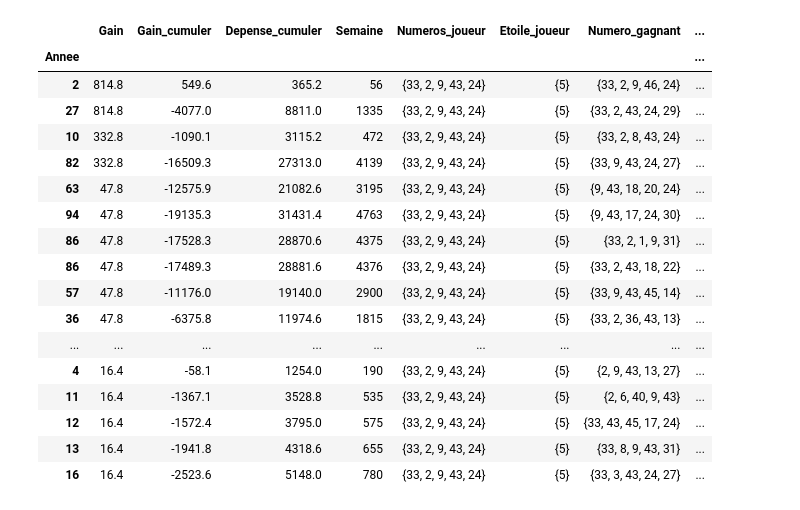
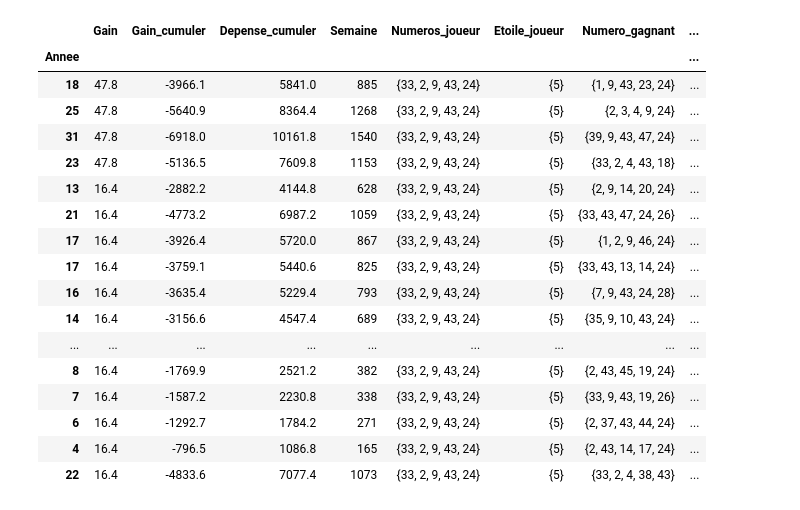
Before and after one commit to vigreux8/loto-simulateur, a Jupyter notebook: main.ipynb, the cells around one changed output. Drawn from its saved outputs; the diff is of its cells as text; code cells hidden in the pictures.

```diff
--- a/main.ipynb
+++ b/main.ipynb
@@ -69,6 +70,8 @@ def tirages_loto(numero_joueur,limit_annee = 30,nombre_tirage_semaine=3):
     gain_semaine = 0
     jackpot = 0
     win = True
+    frequence_sortie_numero = Counter()
+    frequence_sortie_etoile = Counter()
     while win and gain_ans <= limit_annee :
         # print(gain_ans)
         gain_ans += 1
@@ -81,6 +84,8 @@ def tirages_loto(numero_joueur,limit_annee = 30,nombre_tirage_semaine=3):
                 #multiplier le nombre de jackpot correpond a une grille jouer
                 jackpot = Calcule_gain_loto(numero_joueur,n_gagniant) - PRIX_LOTO
                 gain +=  jackpot
+                frequence_sortie_numero.update(n_gagniant["numero"])
+                frequence_sortie_etoile.update(n_gagniant["etoile"])
                 data.append({
                     "Gain": jackpot,
                     "Gain_cumuler" : round(gain,2),
@@ -100,7 +105,7 @@ def tirages_loto(numero_joueur,limit_annee = 30,nombre_tirage_semaine=3):
     print("depense : ",depense)
     print("annee : ",gain_ans)
     print("semaine : ",gain_semaine)
-    return  pd.DataFrame(data).set_index("Annee")
+    return  pd.DataFrame(data).set_index("Annee"),pd.DataFrame.from_dict(frequence_sortie_numero,orient="index", columns=["frequence"]),pd.DataFrame.from_dict(frequence_sortie_etoile,orient="index",columns=["frequence"])
 # %%
 # Grille joueur
 numéro = [2,9,24,33,43]
@@ -109,6 +114,6 @@ joueur = {"numero" :set(numéro) ,
           "etoile" : set(etoile)}
 # %%
 # lance 1000 ans de tirage loto  et affiche un graphique des gain
-data_loto =  tirages_loto(joueur,100)
+data_loto, data_numero_tirage, data_etoile_tirage =  tirages_loto(joueur,30)
 data_loto.groupby("Annee")["Gain"].sum().plot(figsize=[12,5]);
 # %% [output]
@@ -120,22 +130,22 @@ semaine :  5151
 # %%
 #top 10 des plus gros gros gains
-data_loto.nlargest(20,"Gain").nlargest(30,"Gain")
+data_loto.nlargest(20,"Gain").nlargest(50,"Gain")
 # %% [output]
 |  | Gain | Gain_cumuler | Depense_cumuler | Semaine | Numeros_joueur | Etoile_joueur | Numero_gagnant | ... |
 | Annee |  |  |  |  |  |  |  | ... |
-| 2 | 814.8 | 549.6 | 365.2 | 56 | {33, 2, 9, 43, 24} | {5} | {33, 2, 9, 46, 24} | ... |
-| 27 | 814.8 | -4077.0 | 8811.0 | 1335 | {33, 2, 9, 43, 24} | {5} | {33, 2, 43, 24, 29} | ... |
-| 10 | 332.8 | -1090.1 | 3115.2 | 472 | {33, 2, 9, 43, 24} | {5} | {33, 2, 8, 43, 24} | ... |
-| 82 | 332.8 | -16509.3 | 27313.0 | 4139 | {33, 2, 9, 43, 24} | {5} | {33, 9, 43, 24, 27} | ... |
-| 63 | 47.8 | -12575.9 | 21082.6 | 3195 | {33, 2, 9, 43, 24} | {5} | {9, 43, 18, 20, 24} | ... |
-| 94 | 47.8 | -19135.3 | 31431.4 | 4763 | {33, 2, 9, 43, 24} | {5} | {9, 43, 17, 24, 30} | ... |
-| 86 | 47.8 | -17528.3 | 28870.6 | 4375 | {33, 2, 9, 43, 24} | {5} | {33, 2, 1, 9, 31} | ... |
-| 86 | 47.8 | -17489.3 | 28881.6 | 4376 | {33, 2, 9, 43, 24} | {5} | {33, 2, 43, 18, 22} | ... |
-| 57 | 47.8 | -11176.0 | 19140.0 | 2900 | {33, 2, 9, 43, 24} | {5} | {33, 9, 43, 45, 14} | ... |
-| 36 | 47.8 | -6375.8 | 11974.6 | 1815 | {33, 2, 9, 43, 24} | {5} | {33, 2, 36, 43, 13} | ... |
+| 18 | 47.8 | -3966.1 | 5841.0 | 885 | {33, 2, 9, 43, 24} | {5} | {1, 9, 43, 23, 24} | ... |
+| 25 | 47.8 | -5640.9 | 8364.4 | 1268 | {33, 2, 9, 43, 24} | {5} | {2, 3, 4, 9, 24} | ... |
+| 31 | 47.8 | -6918.0 | 10161.8 | 1540 | {33, 2, 9, 43, 24} | {5} | {39, 9, 43, 47, 24} | ... |
+| 23 | 47.8 | -5136.5 | 7609.8 | 1153 | {33, 2, 9, 43, 24} | {5} | {33, 2, 4, 43, 18} | ... |
+| 13 | 16.4 | -2882.2 | 4144.8 | 628 | {33, 2, 9, 43, 24} | {5} | {2, 9, 14, 20, 24} | ... |
+| 21 | 16.4 | -4773.2 | 6987.2 | 1059 | {33, 2, 9, 43, 24} | {5} | {33, 43, 47, 24, 26} | ... |
+| 17 | 16.4 | -3926.4 | 5720.0 | 867 | {33, 2, 9, 43, 24} | {5} | {1, 2, 9, 46, 24} | ... |
+| 17 | 16.4 | -3759.1 | 5440.6 | 825 | {33, 2, 9, 43, 24} | {5} | {33, 43, 13, 14, 24} | ... |
+| 16 | 16.4 | -3635.4 | 5229.4 | 793 | {33, 2, 9, 43, 24} | {5} | {7, 9, 43, 24, 28} | ... |
+| 14 | 16.4 | -3156.6 | 4547.4 | 689 | {33, 2, 9, 43, 24} | {5} | {35, 9, 10, 43, 24} | ... |
 | ... | ... | ... | ... | ... | ... | ... | ... | ... |
-| 4 | 16.4 | -58.1 | 1254.0 | 190 | {33, 2, 9, 43, 24} | {5} | {2, 9, 43, 13, 27} | ... |
-| 11 | 16.4 | -1367.1 | 3528.8 | 535 | {33, 2, 9, 43, 24} | {5} | {2, 6, 40, 9, 43} | ... |
-| 12 | 16.4 | -1572.4 | 3795.0 | 575 | {33, 2, 9, 43, 24} | {5} | {33, 43, 45, 17, 24} | ... |
-| 13 | 16.4 | -1941.8 | 4318.6 | 655 | {33, 2, 9, 43, 24} | {5} | {33, 8, 9, 43, 31} | ... |
-| 16 | 16.4 | -2523.6 | 5148.0 | 780 | {33, 2, 9, 43, 24} | {5} | {33, 3, 43, 24, 27} | ... |
+| 8 | 16.4 | -1769.9 | 2521.2 | 382 | {33, 2, 9, 43, 24} | {5} | {2, 43, 45, 19, 24} | ... |
+| 7 | 16.4 | -1587.2 | 2230.8 | 338 | {33, 2, 9, 43, 24} | {5} | {33, 9, 43, 19, 26} | ... |
+| 6 | 16.4 | -1292.7 | 1784.2 | 271 | {33, 2, 9, 43, 24} | {5} | {2, 37, 43, 44, 24} | ... |
+| 4 | 16.4 | -796.5 | 1086.8 | 165 | {33, 2, 9, 43, 24} | {5} | {2, 43, 14, 17, 24} | ... |
+| 22 | 16.4 | -4833.6 | 7077.4 | 1073 | {33, 2, 9, 43, 24} | {5} | {33, 2, 4, 38, 43} | ... |
```
Also changed, not shown: parts of 5 cells of this notebook.
